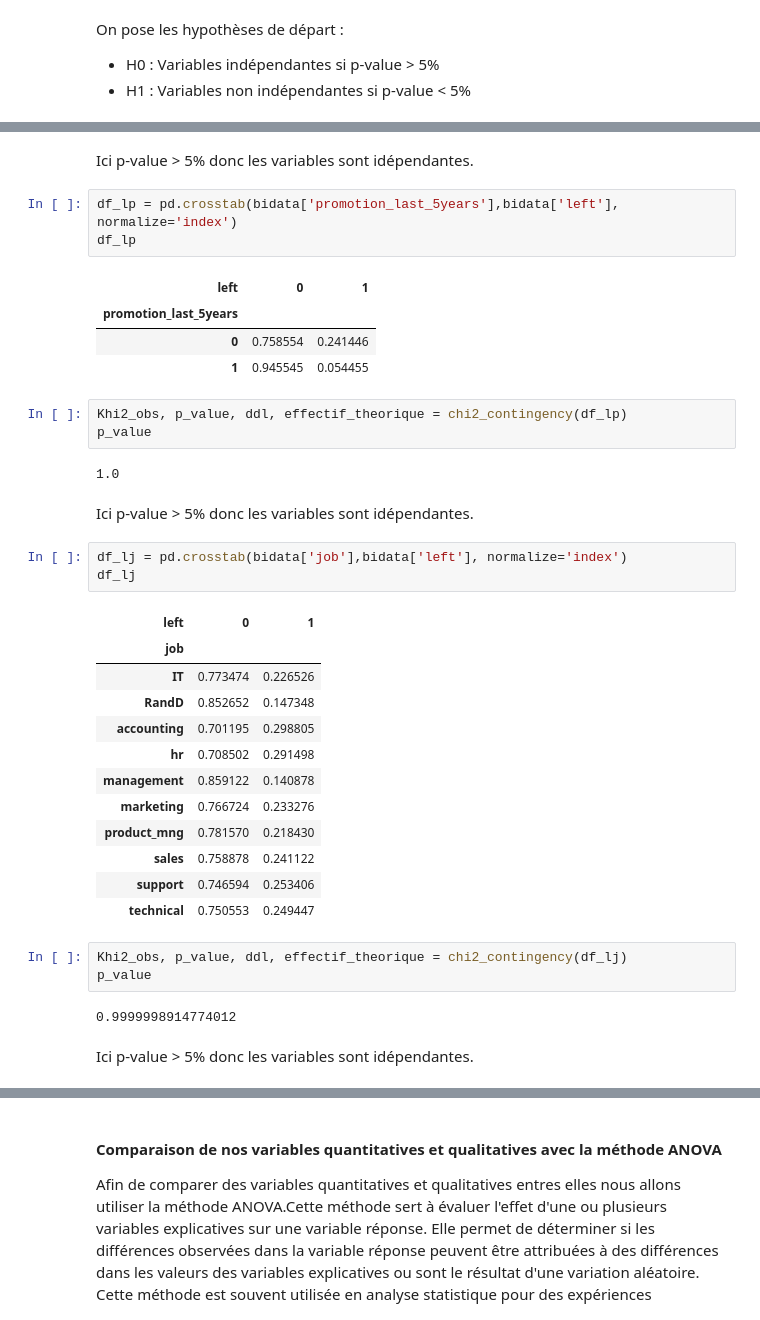
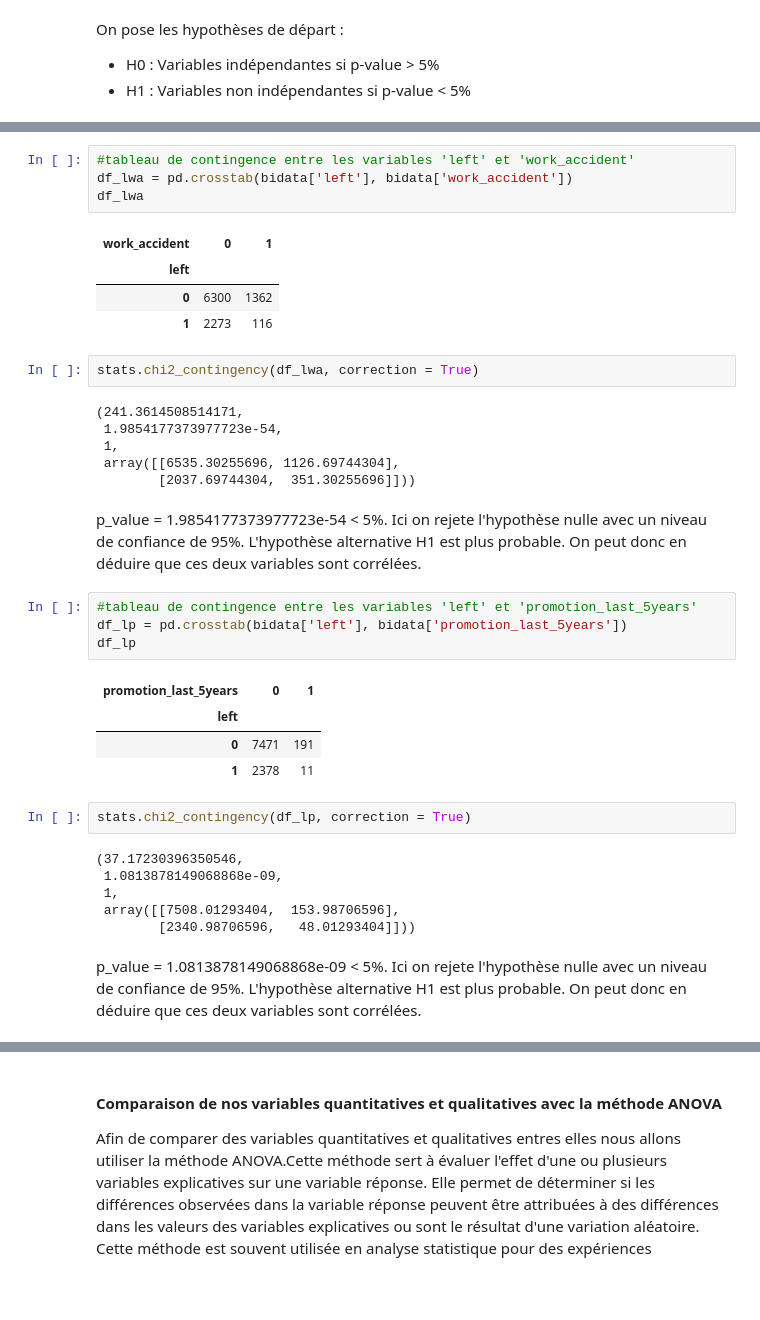
Before and after one commit to Gadeux/Projet-BI---Emma-et-Sarah, a Jupyter notebook: BI-Sarah et Emma.ipynb, the cells around one changed output, grey strips where cells are left out. Drawn from its saved outputs; the diff is of its cells as text; blank space fills up the shorter version.

```diff
--- a/BI-Sarah et Emma.ipynb
+++ b/BI-Sarah et Emma.ipynb
@@ -800,40 +785,38 @@ p_value
-# %% [markdown]
-Ici p-value > 5% donc les variables sont idépendantes.
 # %%
-df_lp = pd.crosstab(bidata['promotion_last_5years'],bidata['left'], normalize='index')
-df_lp
+#tableau de contingence entre les variables 'left' et 'work_accident'
+df_lwa = pd.crosstab(bidata['left'], bidata['work_accident'])
+df_lwa
 # %% [output]
-| left | 0 | 1 |
-| promotion_last_5years |  |  |
-| 0 | 0.758554 | 0.241446 |
-| 1 | 0.945545 | 0.054455 |
+| work_accident | 0 | 1 |
+| left |  |  |
+| 0 | 6300 | 1362 |
+| 1 | 2273 | 116 |
 # %%
-Khi2_obs, p_value, ddl, effectif_theorique = chi2_contingency(df_lp)
-p_value
+stats.chi2_contingency(df_lwa, correction = True)
 # %% [output]
-1.0
+(241.3614508514171,
+ 1.9854177373977723e-54,
+ 1,
+ array([[6535.30255696, 1126.69744304],
+        [2037.69744304,  351.30255696]]))
 # %% [markdown]
-Ici p-value > 5% donc les variables sont idépendantes.
+p_value =  1.9854177373977723e-54 < 5%. Ici on rejete l'hypothèse nulle avec un niveau de confiance de 95%. L'hypothèse alternative H1 est plus probable. On peut donc en déduire que ces deux variables sont corrélées.
 # %%
-df_lj = pd.crosstab(bidata['job'],bidata['left'], normalize='index')
-df_lj
+#tableau de contingence entre les variables 'left' et 'promotion_last_5years'
+df_lp = pd.crosstab(bidata['left'], bidata['promotion_last_5years'])
+df_lp
 # %% [output]
-| left | 0 | 1 |
-| job |  |  |
-| IT | 0.773474 | 0.226526 |
-| RandD | 0.852652 | 0.147348 |
-| accounting | 0.701195 | 0.298805 |
-| hr | 0.708502 | 0.291498 |
-| management | 0.859122 | 0.140878 |
-| marketing | 0.766724 | 0.233276 |
-| product_mng | 0.781570 | 0.218430 |
-| sales | 0.758878 | 0.241122 |
-| support | 0.746594 | 0.253406 |
-| technical | 0.750553 | 0.249447 |
+| promotion_last_5years | 0 | 1 |
+| left |  |  |
+| 0 | 7471 | 191 |
+| 1 | 2378 | 11 |
 # %%
-Khi2_obs, p_value, ddl, effectif_theorique = chi2_contingency(df_lj)
-p_value
+stats.chi2_contingency(df_lp, correction = True)
 # %% [output]
-0.9999998914774012
+(37.17230396350546,
+ 1.0813878149068868e-09,
+ 1,
+ array([[7508.01293404,  153.98706596],
+        [2340.98706596,   48.01293404]]))
 # %% [markdown]
-Ici p-value > 5% donc les variables sont idépendantes.
+p_value = 1.0813878149068868e-09 < 5%. Ici on rejete l'hypothèse nulle avec un niveau de confiance de 95%. L'hypothèse alternative H1 est plus probable. On peut donc en déduire que ces deux variables sont corrélées.
```
Also changed, not shown: parts of 57 cells of this notebook.
